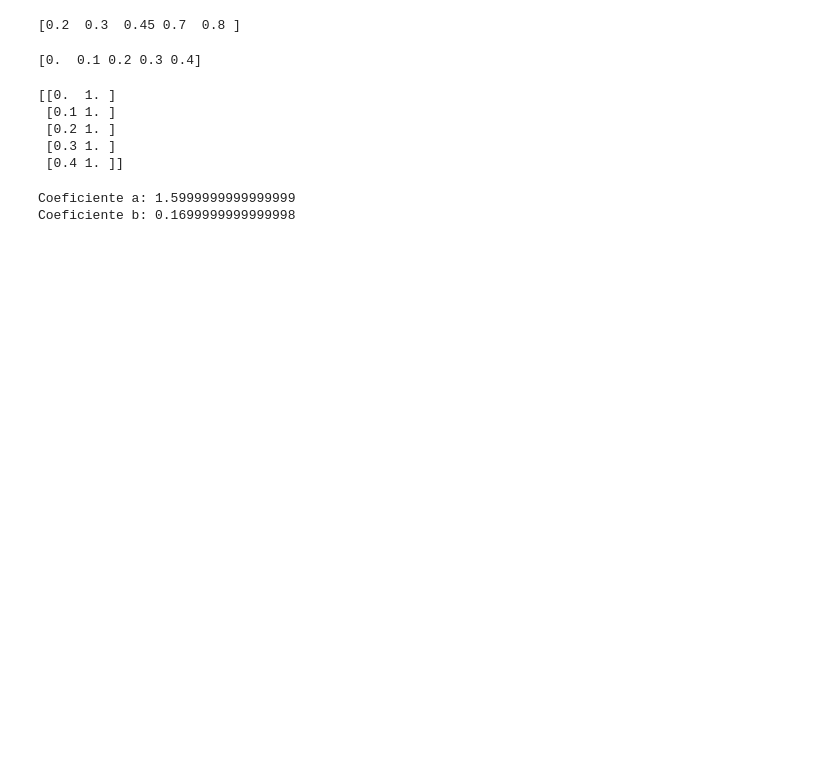
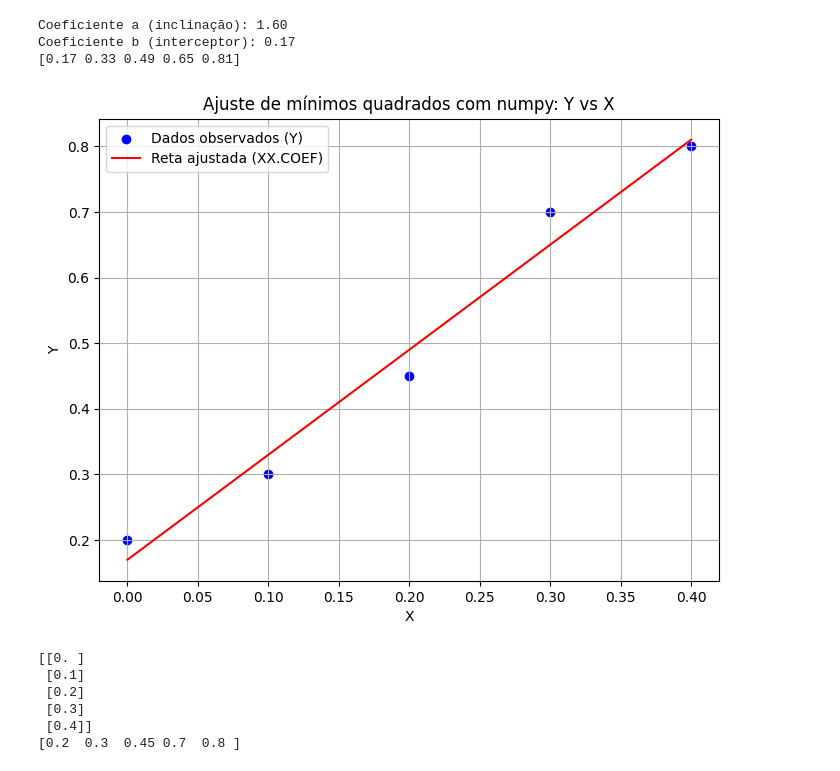
Before and after one commit to alanasarah01/TCC, a Jupyter notebook: main.ipynb, the cells around one changed output. Saved outputs shown, nothing was run; the diff lists cells and outputs as text; code cells hidden in the pictures; blank space fills up the shorter version.

```diff
--- a/main.ipynb
+++ b/main.ipynb
@@ -0,0 +1,13 @@
+# %%
+#Utilizando numpy
+import numpy as np
+import matplotlib.pyplot as plt
+
+# Passo 1: Definindo os vetores e a matriz de regressão conforme os valores do enunciado
+Y = np.array([0.20, 0.30, 0.45, 0.70, 0.80])
+print(Y)
+X = np.array([0.00, 0.10, 0.20, 0.30, 0.40])
+print(X)
+# 1c. Matriz de regressão XX (5x2)
+XX = np.column_stack((X, np.ones(X.shape[0])))
+print(XX)
@@ -1,26 +22,46 @@
+# %%
+# Passo 2: Resolvendo o sistema Y = XX.COEF usando o método dos mínimos quadrados
+# Usamos np.linalg.lstsq para resolver a funcao Y=X⋅β e retornar os coeficientes que minimizam o erro quadrático médio.
+COEF, residuals, rank, s = np.linalg.lstsq(XX, Y,rcond=None)
+# Coeficientes a e b
+a, b = COEF
+print(f"\nCoeficiente a (inclinação): {a:.2f}")
+print(f"Coeficiente b (interceptor): {b:.2f}")
+
+Y_est = XX @ COEF  # Multiplicação matricial para obter os valores estimados
+print(Y_est)
+# %% [output]
+Coeficiente a (inclinação): 1.60
+Coeficiente b (interceptor): 0.17
+[0.17 0.33 0.49 0.65 0.81]
+# %%
+# Passo 4: Visualização
+plt.figure(figsize=(8, 6))
+plt.scatter(X, Y, color='blue', label='Dados observados (Y)')
+plt.plot(X, Y_est, color='red', label='Reta ajustada (XX.COEF)')
+plt.xlabel('X')
+plt.ylabel('Y')
+plt.title('Ajuste de mínimos quadrados com numpy: Y vs X')
+plt.legend()
+plt.grid(True)
+plt.show()
+# %% [output]
+[figure, added]
 # %%
+#aplicacao com Scikit-learn
 import numpy as np
 import matplotlib.pyplot as plt
+from sklearn.linear_model import LinearRegression
 
-# Passo 1: Definindo os vetores e a matriz de regressão
-# 1a. Vetor de saídas desejadas Y (5x1)
+# Passo 1: Definir os dados de entrada
+X = np.array([0, 0.1, 0.2, 0.3, 0.4]).reshape(-1, 1)  # Redimensionar matriz
+print(X)
 Y = np.array([0.2, 0.3, 0.45, 0.7, 0.8])
 print(Y)
 # %% [output]
+[[0. ]
+ [0.1]
+ [0.2]
+ [0.3]
+ [0.4]]
 [0.2  0.3  0.45 0.7  0.8 ]
-# %%
-# 1b. Vetor de entradas aplicadas X (5x1)
-X = np.array([0, 0.1, 0.2, 0.3, 0.4])
-print(X)
-# %% [output]
-[0.  0.1 0.2 0.3 0.4]
-# %%
-# 1c. Matriz de regressão XX (5x2)
-XX = np.column_stack((X, np.ones(X.shape[0])))
-print(XX)
-# %% [output]
-[[0.  1. ]
- [0.1 1. ]
- [0.2 1. ]
- [0.3 1. ]
- [0.4 1. ]]
@@ -31,8 +67,0 @@ COEF, _, _, _ = np.linalg.lstsq(XX, Y, rcond=None)
-# %%
-# Coeficientes a e b
-a, b = COEF
-print(f"Coeficiente a: {a}")
-print(f"Coeficiente b: {b}")
-# %% [output]
-Coeficiente a: 1.5999999999999999
-Coeficiente b: 0.1699999999999998
```
Also changed, not shown: parts of 7 cells of this notebook.
